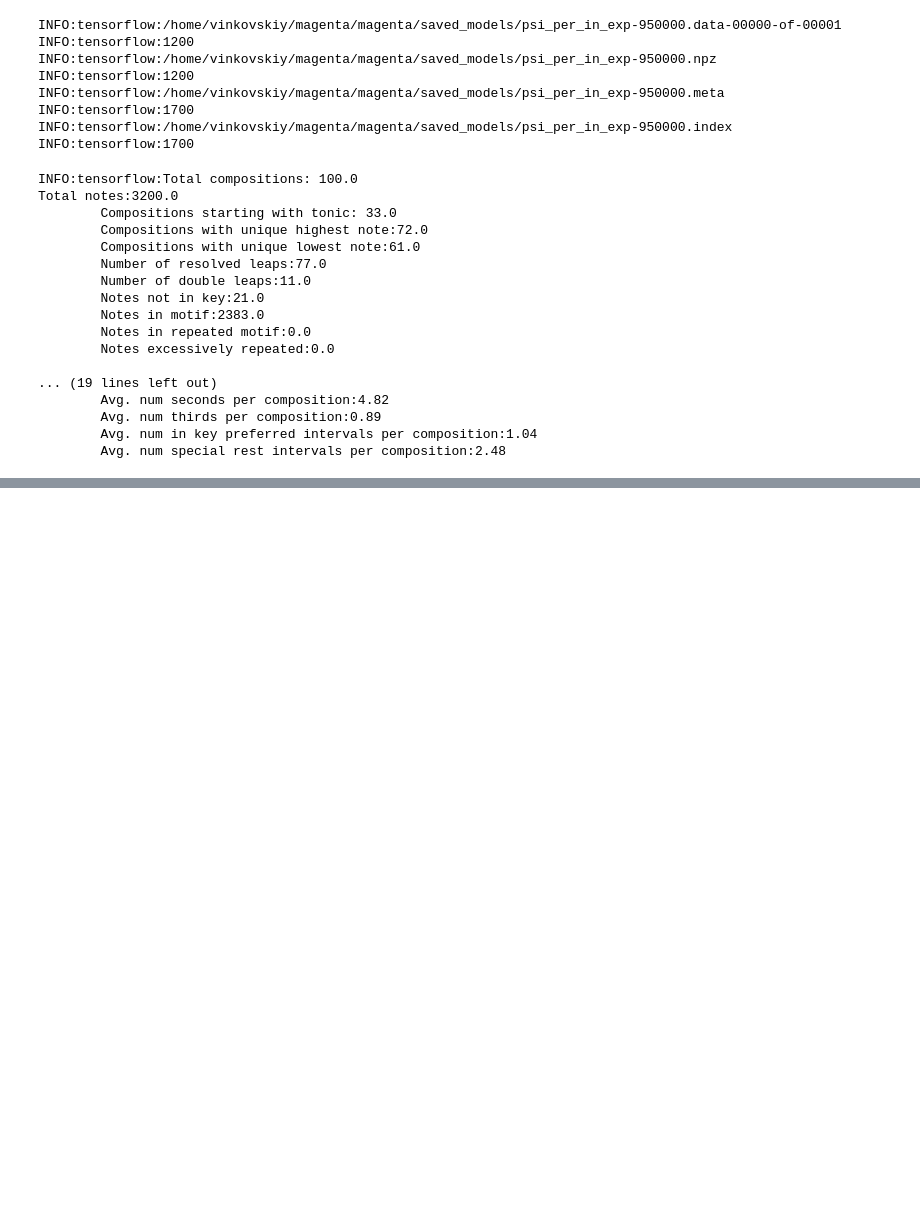
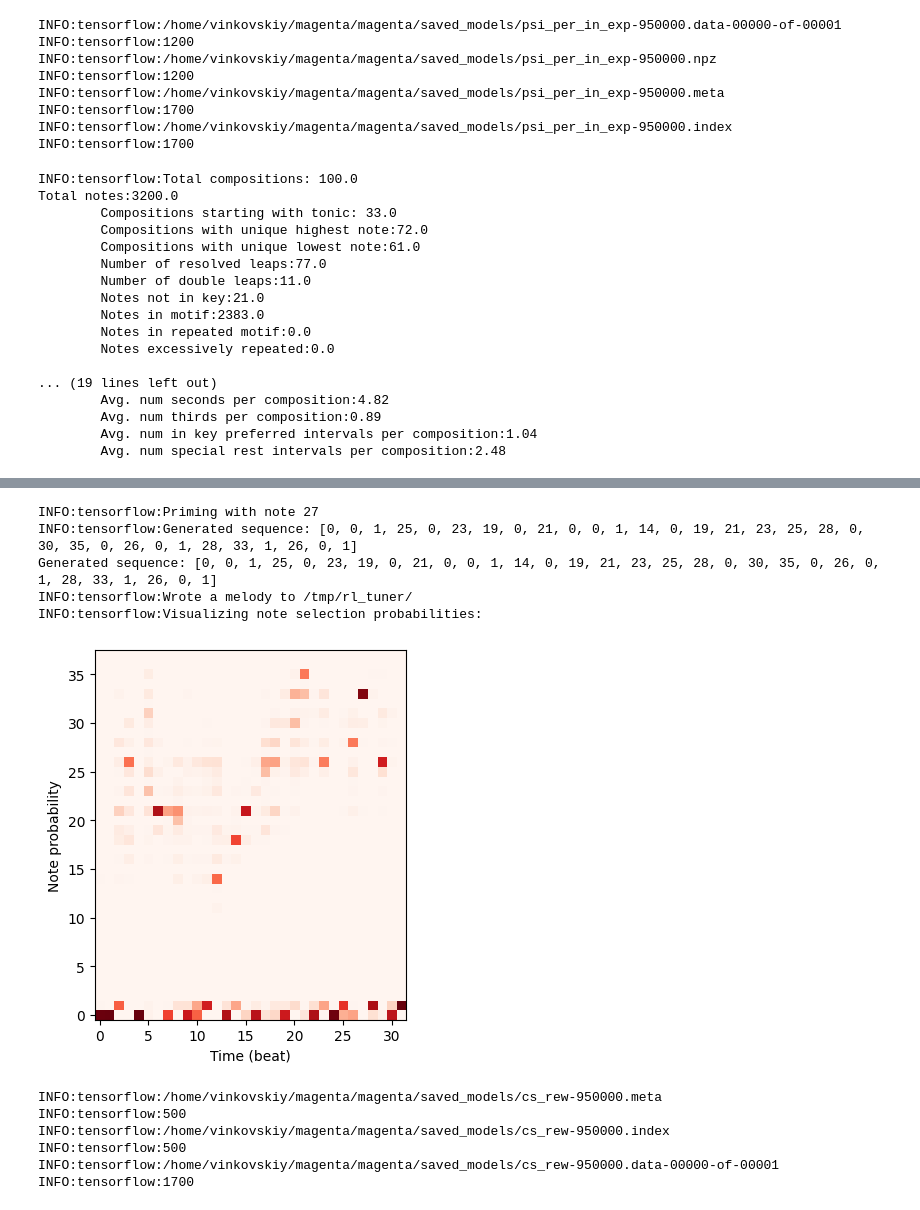
Before and after one commit to xxArchitect/music-generation-deep-RL, a Jupyter notebook: RL_Tuner.ipynb, the cells around one changed output, grey strips where cells are left out. Saved outputs shown, nothing was run; the diff lists cells and outputs as text; code cells hidden in the pictures; blank space fills up the shorter version.

```diff
--- a/RL_Tuner.ipynb
+++ b/RL_Tuner.ipynb
@@ -454,0 +531,18 @@ Total notes:3200.0
+# %%
+cs_rl_net.generate_music_sequence(visualize_probs=True, title='post_cs', length=32)
+# %% [output]
+INFO:tensorflow:Priming with note 27
+INFO:tensorflow:Generated sequence: [0, 0, 1, 25, 0, 23, 19, 0, 21, 0, 0, 1, 14, 0, 19, 21, 23, 25, 28, 0, 30, 35, 0, 26, 0, 1, 28, 33, 1, 26, 0, 1]
+Generated sequence: [0, 0, 1, 25, 0, 23, 19, 0, 21, 0, 0, 1, 14, 0, 19, 21, 23, 25, 28, 0, 30, 35, 0, 26, 0, 1, 28, 33, 1, 26, 0, 1]
+INFO:tensorflow:Wrote a melody to /tmp/rl_tuner/
+INFO:tensorflow:Visualizing note selection probabilities:
+[figure, added]
+# %%
+cs_rl_net.save_model(os.path.join(save_dir, "cs_rew"), 'cs_rew')
+# %% [output]
+INFO:tensorflow:/home/vinkovskiy/magenta/magenta/saved_models/cs_rew-950000.meta
+INFO:tensorflow:500
+INFO:tensorflow:/home/vinkovskiy/magenta/magenta/saved_models/cs_rew-950000.index
+INFO:tensorflow:500
+INFO:tensorflow:/home/vinkovskiy/magenta/magenta/saved_models/cs_rew-950000.data-00000-of-00001
+INFO:tensorflow:1700
```
Also changed, not shown: parts of 44 cells of this notebook, 3 other files.
